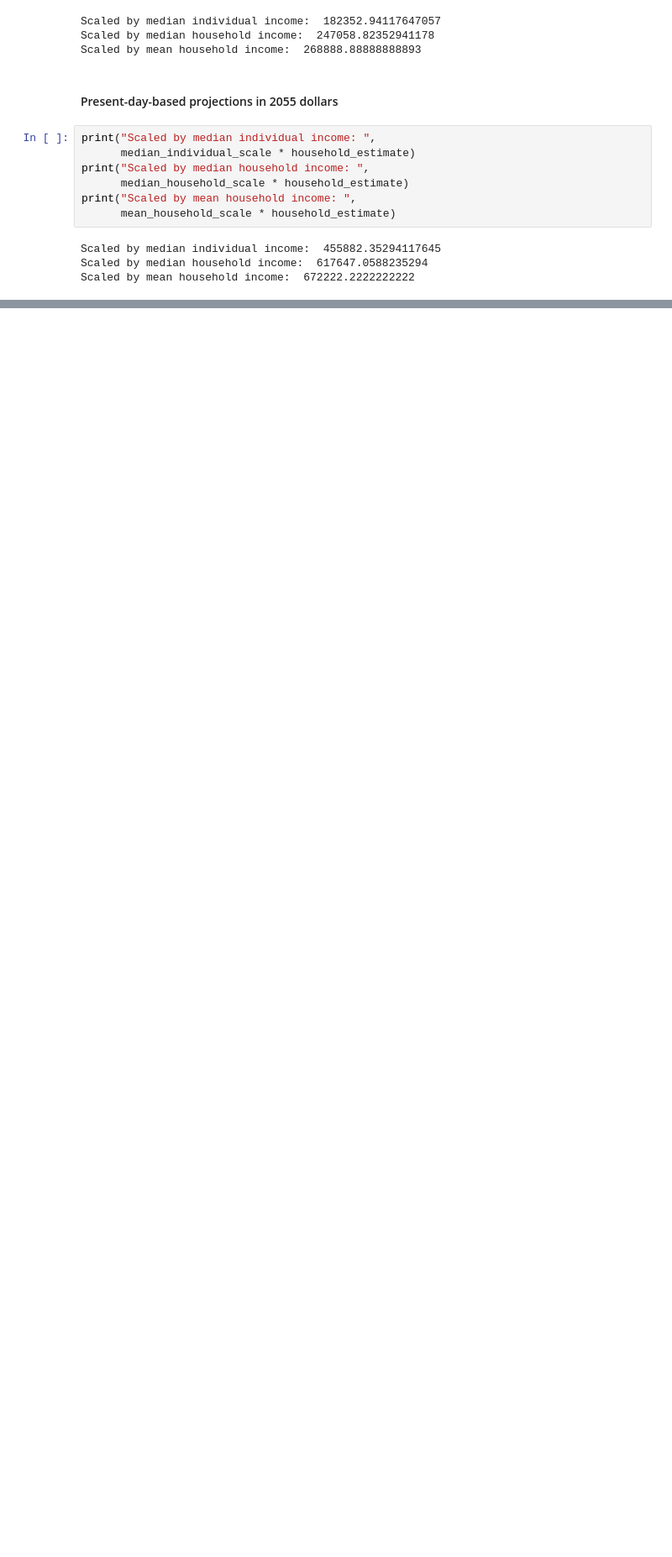
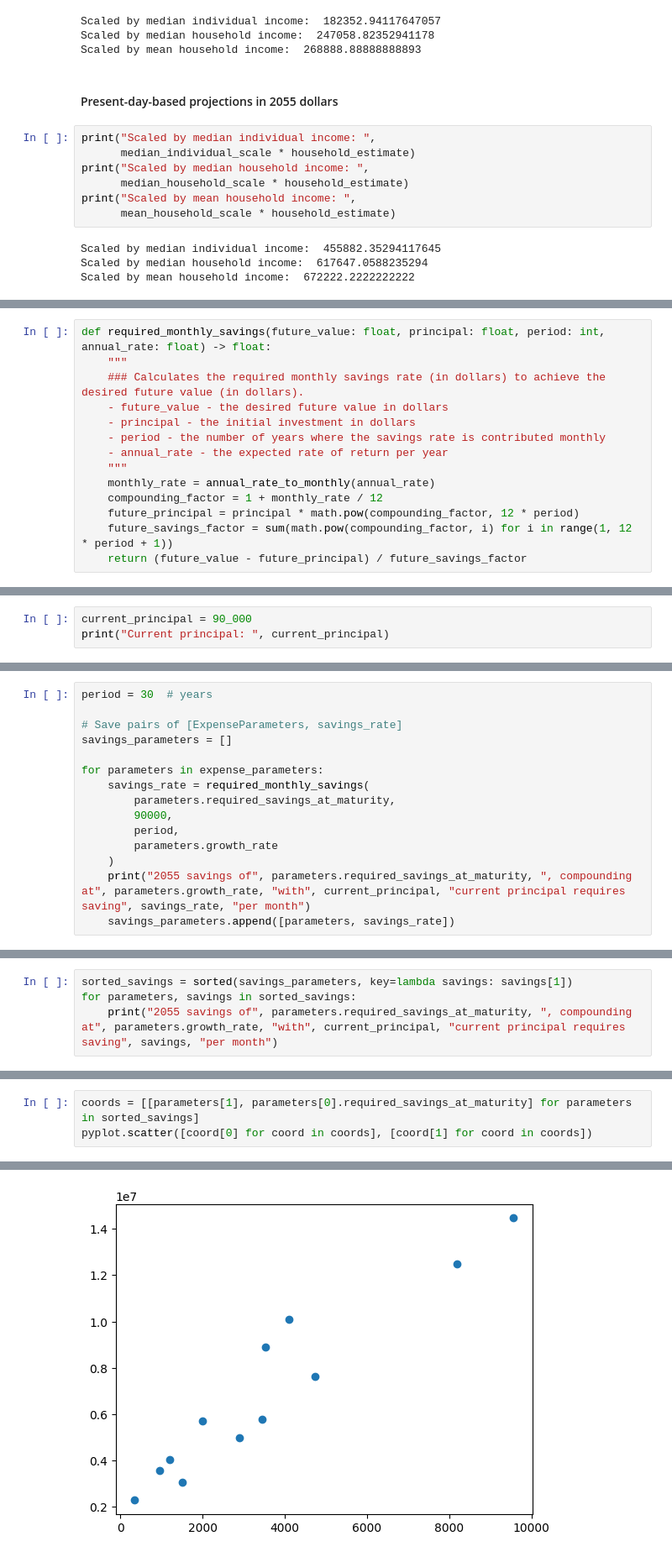
Before and after one commit to ChristianMBoyd/financial-planning, a Jupyter notebook: simple-retirement-analysis.ipynb, the cells around one changed output, grey strips where cells are left out. Shown at 84% size. Cells and saved outputs as stored; diff of their text form; blank space fills up the shorter version.

Commit message:
Add savings estimate (#2)
* Add requirements.txt

```diff
--- a/simple-retirement-analysis.ipynb
+++ b/simple-retirement-analysis.ipynb
@@ -82,0 +237,14 @@ Scaled by mean household income:  672222.2222222222
+# %%
+def required_monthly_savings(future_value: float, principal: float, period: int, annual_rate: float) -> float:
+    """
+    ### Calculates the required monthly savings rate (in dollars) to achieve the desired future value (in dollars).
+    - future_value - the desired future value in dollars
+    - principal - the initial investment in dollars
+    - period - the number of years where the savings rate is contributed monthly
+    - annual_rate - the expected rate of return per year
+    """
+    monthly_rate = annual_rate_to_monthly(annual_rate)
+    compounding_factor = 1 + monthly_rate / 12
+    future_principal = principal * math.pow(compounding_factor, 12 * period)
+    future_savings_factor = sum(math.pow(compounding_factor, i) for i in range(1, 12 * period + 1))
+    return (future_value - future_principal) / future_savings_factor
@@ -82,0 +257,3 @@ Scaled by mean household income:  672222.2222222222
+# %%
+current_principal = 90_000
+print("Current principal: ", current_principal)
@@ -82,0 +264,15 @@ Scaled by mean household income:  672222.2222222222
+# %%
+period = 30  # years
+
+# Save pairs of [ExpenseParameters, savings_rate]
+savings_parameters = []
+
+for parameters in expense_parameters:
+    savings_rate = required_monthly_savings(
+        parameters.required_savings_at_maturity,
+        90000,
+        period,
+        parameters.growth_rate
+    )
+    print("2055 savings of", parameters.required_savings_at_maturity, ", compounding at", parameters.growth_rate, "with", current_principal, "current principal requires saving", savings_rate, "per month")
+    savings_parameters.append([parameters, savings_rate])
@@ -82,0 +294,4 @@ Scaled by mean household income:  672222.2222222222
+# %%
+sorted_savings = sorted(savings_parameters, key=lambda savings: savings[1])
+for parameters, savings in sorted_savings:
+    print("2055 savings of", parameters.required_savings_at_maturity, ", compounding at", parameters.growth_rate, "with", current_principal, "current principal requires saving", savings, "per month")
@@ -82,0 +315,4 @@ Scaled by mean household income:  672222.2222222222
+# %%
+coords = [[parameters[1], parameters[0].required_savings_at_maturity] for parameters in sorted_savings]
+pyplot.scatter([coord[0] for coord in coords], [coord[1] for coord in coords])
+# %% [output]
@@ -82,0 +320 @@ Scaled by mean household income:  672222.2222222222
+[figure, added]
```
Also changed, not shown: parts of 29 cells of this notebook, 1 other file.
